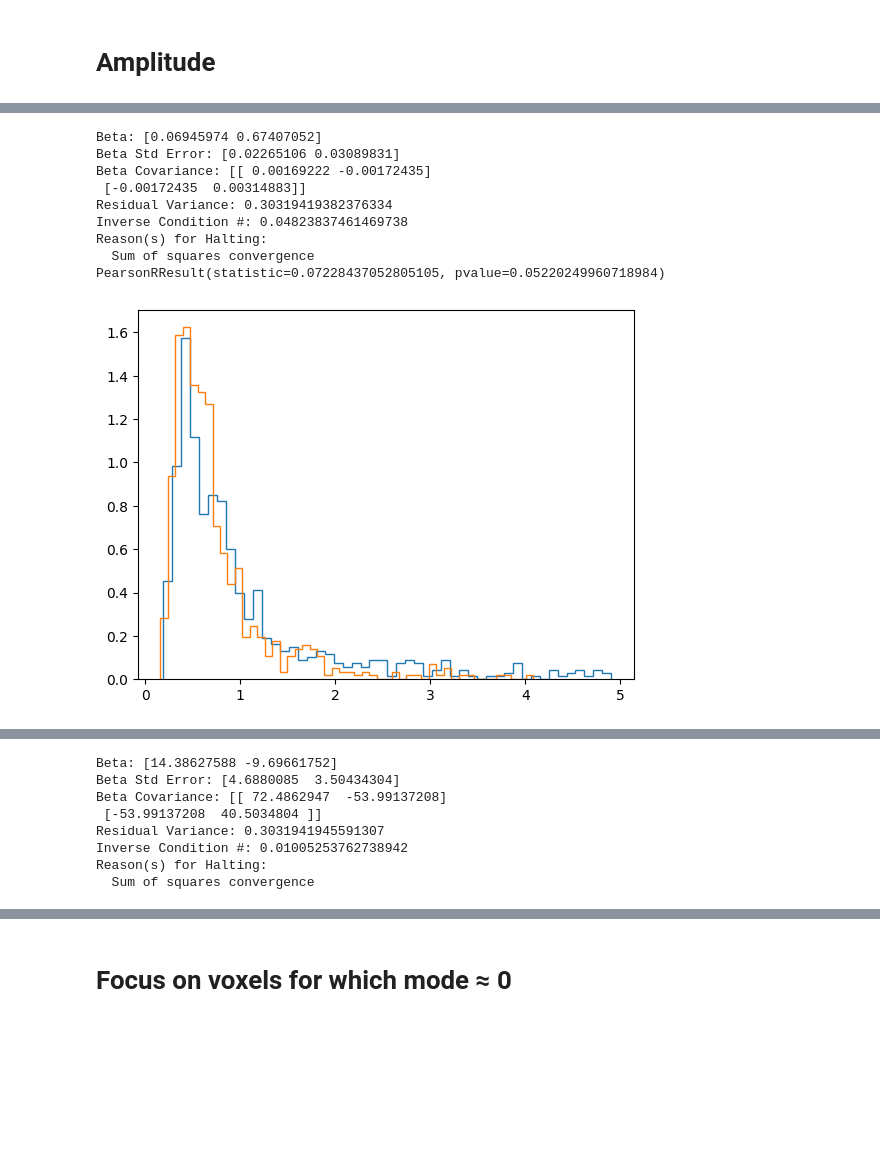
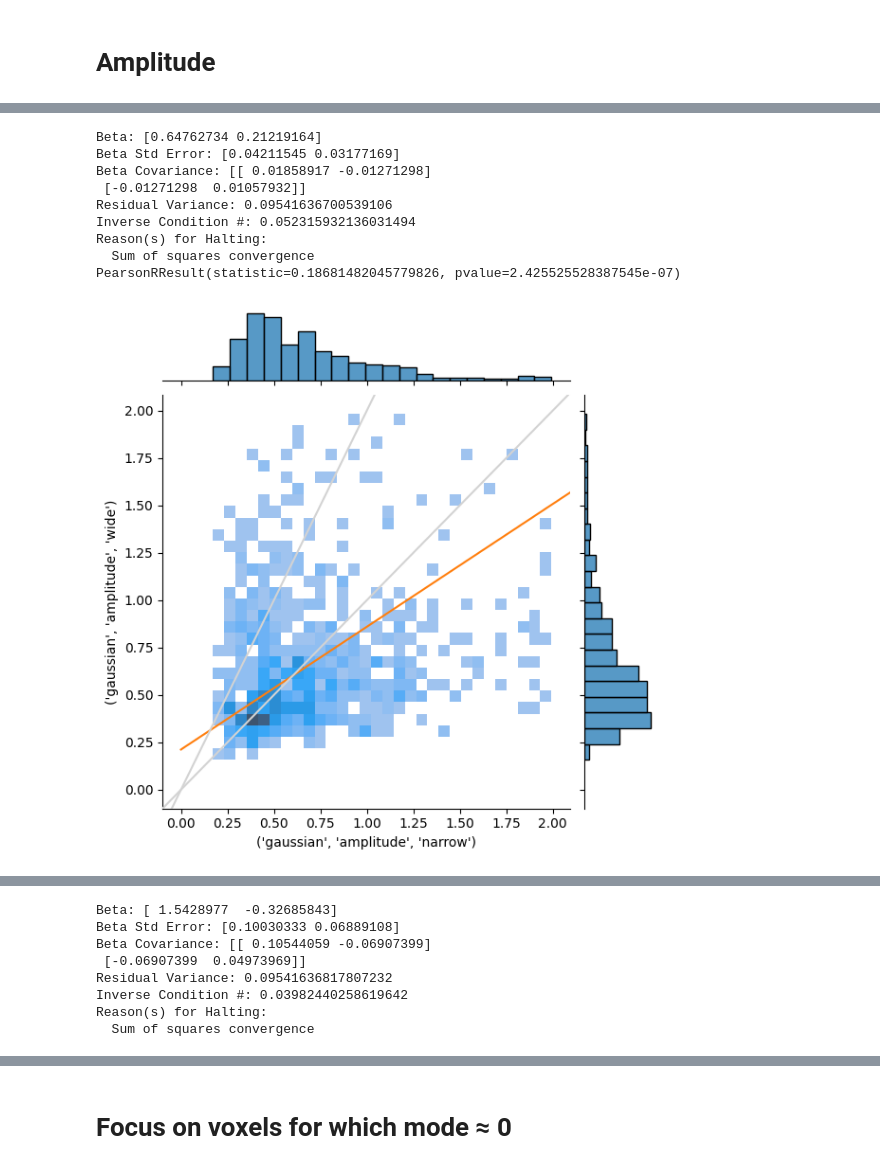
Before and after one commit to Gilles86/neural_priors, a Jupyter notebook: notebooks/pars_across_conditions.ipynb, the cells around one changed output, grey strips where cells are left out. Drawn from its saved outputs; the diff is of its cells as text; code cells hidden in the pictures; blank space fills up the shorter version.

Commit message:
behavior. pars across conditions

```diff
--- a/notebooks/pars_across_conditions.ipynb
+++ b/notebooks/pars_across_conditions.ipynb
@@ -226,8 +252,8 @@ mask_11 = (dfs[('gaussian', 'mode', 'narrow')] >= 11) & (dfs[('gaussian', 'mode'
 # %%
 #sns.jointplot(data=dfs[mask_bg & mask_10], x=('gaussian', 'mode', 'narrow'), y=('gaussian', 'mode', 'wide'), kind='hist', bins=25) #, cmap='viridis')
-#mask = mask_bg & mask_10
+mask = mask_bg & mask_10
 #mask = mask_bg
-mask = mask_eg & mask_10
+#mask = mask_eg & mask_10
 #mask = mask_eg
 res = odr_1dregression( data=dfs[mask], x=('gaussian', 'mode', 'narrow'), y=('gaussian', 'mode', 'wide' ) ); res.pprint()
 for kwargs in [dict(kind='hist', bins=30), dict(kind='hex', gridsize=30, cmap='viridis'), dict(kind='kde'), dict(kind='reg', scatter_kws={'s':2})]:
@@ -267,12 +325,29 @@ PearsonRResult(statistic=0.34432023120548494, pvalue=1.6534992145934862e-54)
+# %%
+mask_width_n_g1 = dfs[('gaussian', 'width', 'narrow')] > 1
+mask_width_w_g1 = dfs[('gaussian', 'width', 'wide')] > 1
+mask_width_b_g1 = mask_width_n_g1 & mask_width_w_g1
+#
+mask_width_n_g05 = dfs[('gaussian', 'width', 'narrow')] > .5
+mask_width_w_g05 = dfs[('gaussian', 'width', 'wide')] > .5
+mask_width_b_g05 = mask_width_n_g05 & mask_width_w_g05
+#
+mask_width_n_l22 = dfs[('gaussian', 'width', 'narrow')] < 22
+mask_width_w_l22 = dfs[('gaussian', 'width', 'wide')] < 22
+mask_width_b_l22 = mask_width_n_l22 & mask_width_w_l22
+#
+mask_width_n_l11 = dfs[('gaussian', 'width', 'narrow')] < 11
 # %%
-mask = mask_bg #& mask_10
-res = odr_1dregression( data=dfs[mask], x=('gaussian', 'width', 'narrow'), y=('gaussian', 'width', 'wide' ) ); res.pprint()
+mask = mask_bg & mask_width_b_g1 & mask_width_b_l22
+print(dfs[mask].shape[0], 'voxels')
+res = odr_1dregression( data=dfs[mask], x=('gaussian', 'width', 'narrow'), y=('gaussian', 'width', 'wide' ) ); res.pprint(); print()
+res2 = odr_1dregression_fixed_intercept( data=dfs[mask], x=('gaussian', 'width', 'narrow'), y=('gaussian', 'width', 'wide' ), intercept=0 ); res2.pprint()
 for kwargs in [dict(kind='hist', bins=30), dict(kind='hex', gridsize=30, cmap='viridis'), dict(kind='kde'), dict(kind='reg', scatter_kws={'s':2})]:
     sns.jointplot(data=dfs[mask], x=('gaussian', 'width', 'narrow'), y=('gaussian', 'width', 'wide'), **kwargs )
     plt.axline((0, 0), slope=1, color='lightgrey', zorder=1000)
     plt.axline((0, 0), slope=2, color='lightgrey', zorder=1000)
     xlm = plt.xlim(); ylm = plt.ylim()
     plt.plot( np.linspace(0,25), odr_pred(res, np.linspace(0,25)), c='C1')
+    plt.plot( np.linspace(0,25), odr_pred_fixed_intercept(res2, np.linspace(0,25), intercept=0), c='C1', ls='--')
     plt.xlim(*xlm); plt.ylim(*ylm);
 print( stats.pearsonr(dfs[mask][('gaussian', 'width', 'narrow')], dfs[mask][('gaussian', 'width', 'wide')]) )
 # %% [output]
@@ -315,7 +415,7 @@ Reason(s) for Halting:
 # %% [markdown]
 # Amplitude
 # %%
-amp_th = 5
+amp_th = 2
 print( ( dfs[mask_bg][('gaussian', 'amplitude', 'narrow')] > amp_th ).mean() )
 print( ( dfs[mask_bg][('gaussian', 'amplitude', 'wide')] > amp_th ).mean() )
 # %% [output]
@@ -331,22 +431,22 @@ plt.hist( dfs[mask_bg][('gaussian', 'amplitude', 'wide')],   histtype='step', bi
 # %%
 mask = mask_bg & mask_reasonable_amp
-#
 res = odr_1dregression( data=dfs[mask], x=('gaussian', 'amplitude', 'narrow'), y=('gaussian', 'amplitude', 'wide' ) ); res.pprint()
-sns.jointplot(data=dfs[mask], x=('gaussian', 'amplitude', 'narrow'), y=('gaussian', 'amplitude', 'wide'), kind='reg', )
-plt.axline((0, 0), slope=1, color='lightgrey', zorder=-1000)
-plt.axline((0, 0), slope=2, color='lightgrey', zorder=-1000)
-xlm = plt.xlim(); ylm = plt.ylim()
-plt.plot( np.linspace(0,15), odr_pred(res, np.linspace(0,15)), c='C1')
-plt.xlim(*xlm); plt.ylim(*ylm);
+for kwargs in [dict(kind='hist', bins=30), dict(kind='hex', gridsize=30, cmap='viridis'), dict(kind='kde'), dict(kind='reg', scatter_kws={'s':2})]:
+    sns.jointplot(data=dfs[mask], x=('gaussian', 'amplitude', 'narrow'), y=('gaussian', 'amplitude', 'wide'), **kwargs)
+    plt.axline((0, 0), slope=1, color='lightgrey', zorder=1000)
+    plt.axline((0, 0), slope=2, color='lightgrey', zorder=1000)
+    xlm = plt.xlim(); ylm = plt.ylim()
+    plt.plot( np.linspace(0,15), odr_pred(res, np.linspace(0,15)), c='C1')
+    plt.xlim(*xlm); plt.ylim(*ylm);
 print( stats.pearsonr(dfs[mask][('gaussian', 'amplitude', 'narrow')], dfs[mask][('gaussian', 'amplitude', 'wide')]) )
 # %% [output]
-Beta: [0.06945974 0.67407052]
-Beta Std Error: [0.02265106 0.03089831]
-Beta Covariance: [[ 0.00169222 -0.00172435]
- [-0.00172435  0.00314883]]
-Residual Variance: 0.30319419382376334
-Inverse Condition #: 0.04823837461469738
+Beta: [0.64762734 0.21219164]
+Beta Std Error: [0.04211545 0.03177169]
+Beta Covariance: [[ 0.01858917 -0.01271298]
+ [-0.01271298  0.01057932]]
+Residual Variance: 0.09541636700539106
+Inverse Condition #: 0.052315932136031494
 Reason(s) for Halting:
   Sum of squares convergence
-PearsonRResult(statistic=0.07228437052805105, pvalue=0.05220249960718984)
+PearsonRResult(statistic=0.18681482045779826, pvalue=2.425525528387545e-07)
-[figure, old version]
+[figure, new version]
@@ -354,12 +456,12 @@ PearsonRResult(statistic=0.07228437052805105, pvalue=0.05220249960718984)
 # %%
 res = odr_1dregression( data=dfs[mask], x=('gaussian', 'amplitude', 'wide'), y=('gaussian', 'amplitude', 'narrow' ) ); res.pprint()
 # %% [output]
-Beta: [14.38627588 -9.69661752]
-Beta Std Error: [4.6880085  3.50434304]
-Beta Covariance: [[ 72.4862947  -53.99137208]
- [-53.99137208  40.5034804 ]]
-Residual Variance: 0.3031941945591307
-Inverse Condition #: 0.01005253762738942
+Beta: [ 1.5428977  -0.32685843]
+Beta Std Error: [0.10030333 0.06889108]
+Beta Covariance: [[ 0.10544059 -0.06907399]
+ [-0.06907399  0.04973969]]
+Residual Variance: 0.09541636817807232
+Inverse Condition #: 0.03982440258619642
 Reason(s) for Halting:
   Sum of squares convergence
 # %%
```
Also changed, not shown: parts of 43 cells of this notebook, 2 other files.
